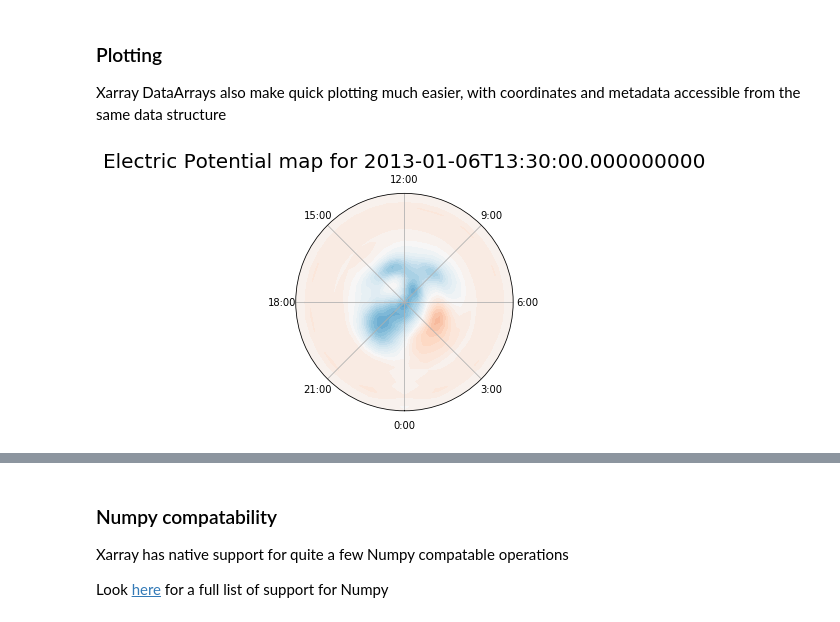
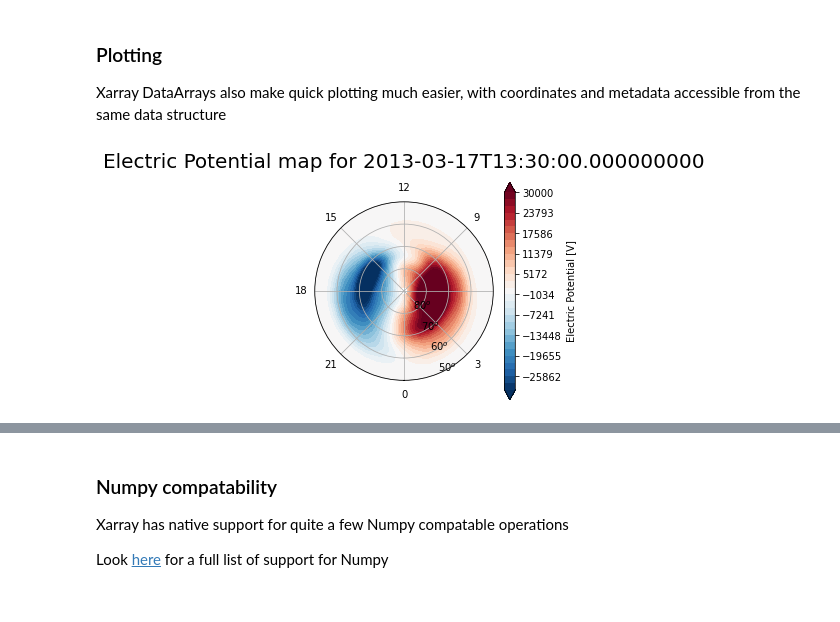
Before and after one commit to AMGeO-Collaboration/AMGeO-API-Release, a Jupyter notebook: AMGeO-Api-Release.ipynb, the cells around one changed output, grey strips where cells are left out. Cells and saved outputs as stored; diff of their text form; code cells hidden in the pictures.

Commit message:
Polar plot idea for 3-17-2013

```diff
--- a/AMGeO-Api-Release.ipynb
+++ b/AMGeO-Api-Release.ipynb
@@ -435,33 +438,42 @@ Xarray DataArrays also make quick plotting much easier, with coordinates and met
 # %%
 import matplotlib.pyplot as plt
 import numpy as np
 
-def plot_epot_map(fig, lats, lons, epot):
-    ax = fig.add_subplot(111, projection='polar')
-
-    # label theta with hours
+def polar2dial(ax):
+    """
+    Turns a matplotlib axes polar plot into a dial plot
+    """
+    #Rotate the plot so that noon is at the top and midnight
+    #is at the bottom, and fix the labels so radial direction
+    #is latitude and azimuthal direction is local time in hours
     ax.set_theta_zero_location('S')
     theta_label_values = np.array([0.,3.,6.,9.,12.,15.,18.,21.])*180./12
-    theta_labels = ['%d:00' % (int(th/180.*12)) for th in theta_label_values.flatten().tolist()]
+    theta_labels = ['%d' % (int(th/180.*12)) for th in theta_label_values.flatten().tolist()]
     ax.set_thetagrids(theta_label_values,labels=theta_labels)
 
-    # lable r
     r_label_values = 90.-np.array([80.,70.,60.,50.,40.])
     r_labels = [r'$%d^{o}$' % (int(90.-rv)) for rv in r_label_values.flatten().tolist()]
     ax.set_rgrids(r_label_values,labels=r_labels)
+    ax.set_rlim([0.,40.])
 
+def plot_epot_map(fig, lats, lons, epot):
+    ax = fig.add_subplot(111, projection='polar')
     # plotting
-    r = np.radians(90.-lats)
+    r = 90.-lats
     th = np.radians(lons)
-    v = 20000
-    levels = np.linspace(-v, v, 50)
-    ax.contourf(th,r,epot,50,cmap='RdBu_r', levels=levels, vmin=-v, vmax=v)
+    v = 30000
+    levels=np.linspace(-v,v,30)
+    cb = ax.contourf(th,r,epot,levels=levels,cmap='RdBu_r', vmin=-v, vmax=v,extend='both')
+    units = epot.attrs['units']
+    description = epot.attrs['longname']
+    fig.colorbar(cb,label=f'{description} [{units}]')
+    polar2dial(ax)
     return ax
 
-epot = ds['epot'][1]
+epot = ds['epot'][5]
 fig = plt.figure(figsize=(4, 4))
 ax = plot_epot_map(fig, epot.lat, epot.lon, epot)
 ax.set_title('Electric Potential map for %s' % epot.time.values, pad=15, size=20)
 None
 # %% [output]
-[figure, old version]
+[figure, new version]
```
Also changed, not shown: parts of 15 cells of this notebook.
